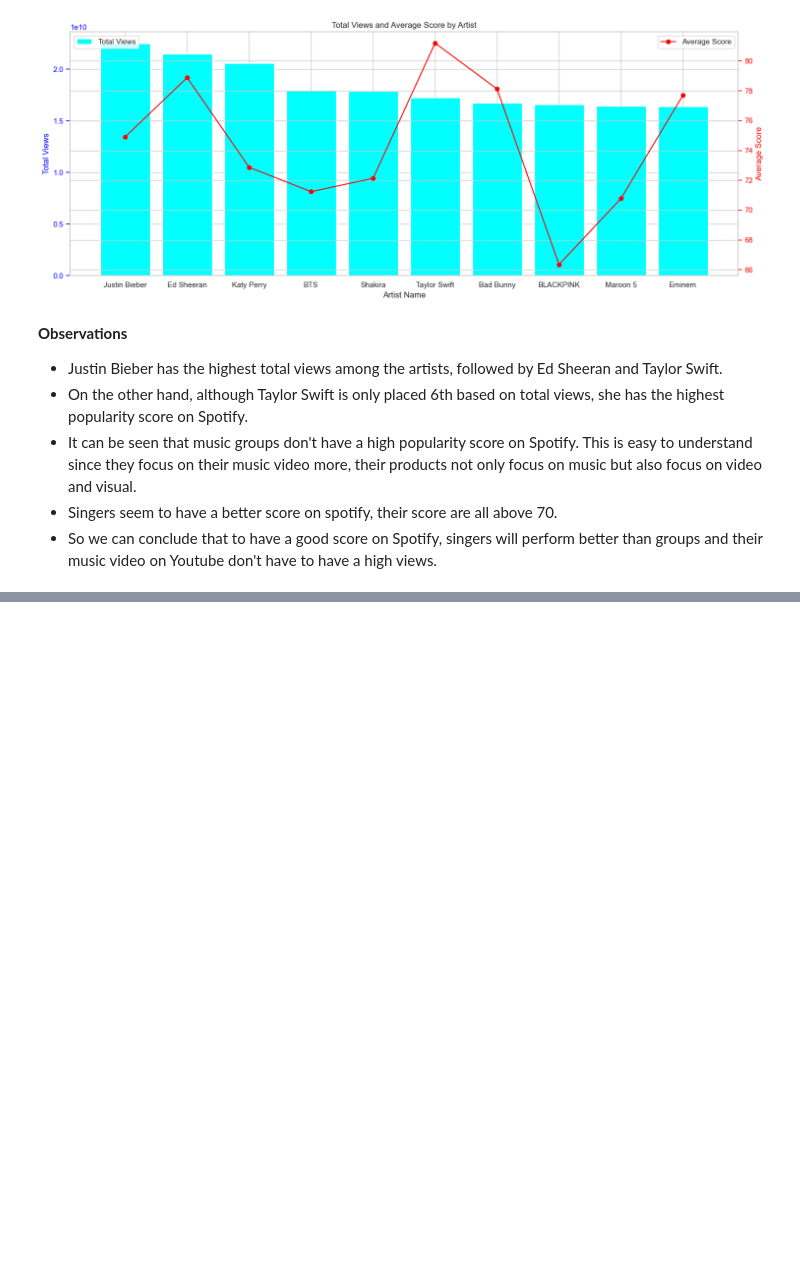
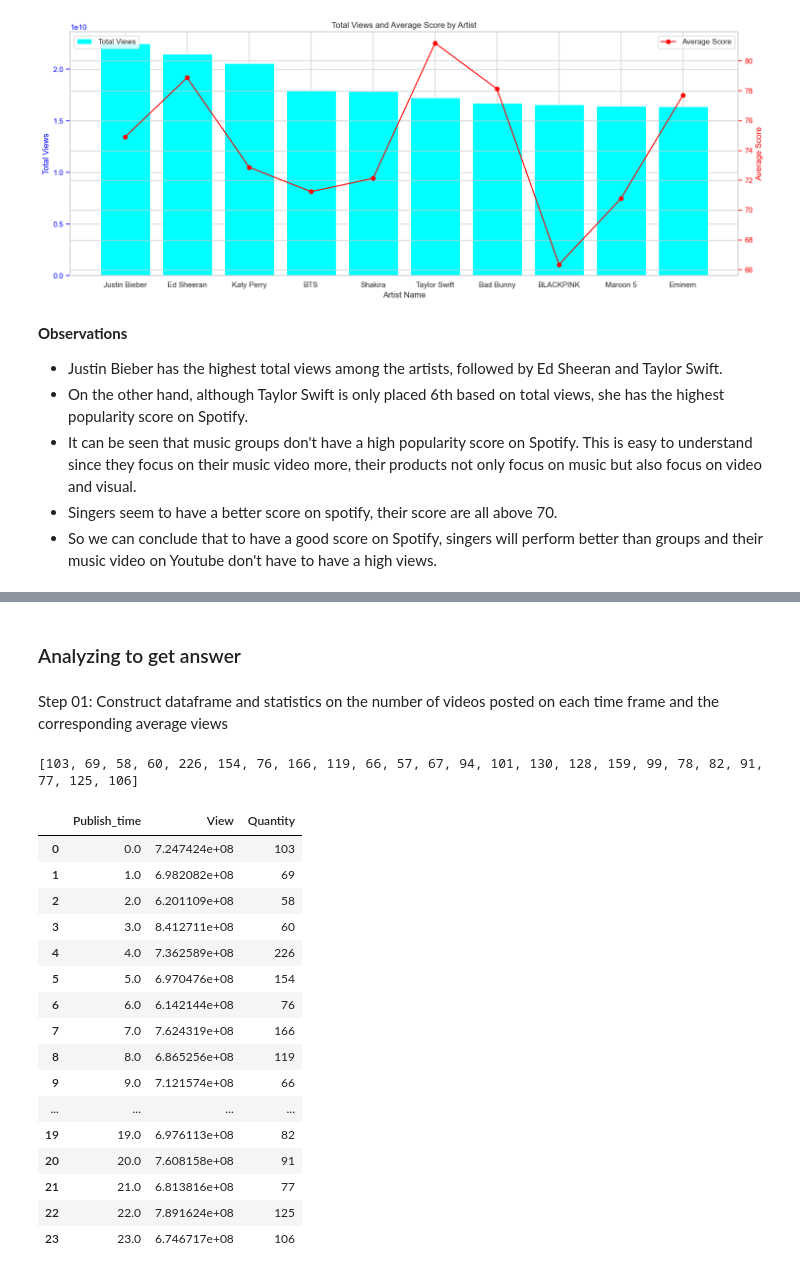
Before and after one commit to danghuynh-bit/youtube_project_DS, a Jupyter notebook: notebooks/3.0_Eda.ipynb, the cells around one changed output, grey strips where cells are left out. Cells and saved outputs as stored; diff of their text form; code cells hidden in the pictures; blank space fills up the shorter version.

Commit message:
Create, answer question 4 and Update 3.0_Eda

```diff
--- a/notebooks/3.0_Eda.ipynb
+++ b/notebooks/3.0_Eda.ipynb
@@ -462,0 +471,38 @@ plt.show()
+# %% [markdown]
+### Analyzing to get answer
+# %% [markdown]
+Step 01: Construct dataframe and statistics on the number of videos posted on each time frame and the corresponding average views
+# %%
+publish_hour_df = cleaned_video_df.loc[:, ['View', 'Publish_time']]
+cleaned_video_df
+publish_hour_df['Publish_time'] = pd.to_datetime(cleaned_video_df['Publish_time']).dt.hour
+publish_hour_res = publish_hour_df.groupby('Publish_time', as_index=False)['View'].mean()
+
+publish_hour_List = []
+
+for i in range(0, 24):
+    publish_hour = publish_hour_df[publish_hour_df['Publish_time'] == i]['Publish_time'].count()
+    publish_hour_List.append(publish_hour)
+print(publish_hour_List)
+publish_hour_res['Quantity'] = publish_hour_List
+
+publish_hour_res
+# %% [output]
+[103, 69, 58, 60, 226, 154, 76, 166, 119, 66, 57, 67, 94, 101, 130, 128, 159, 99, 78, 82, 91, 77, 125, 106]
+|  | Publish_time | View | Quantity |
+| 0 | 0.0 | 7.247424e+08 | 103 |
+| 1 | 1.0 | 6.982082e+08 | 69 |
+| 2 | 2.0 | 6.201109e+08 | 58 |
+| 3 | 3.0 | 8.412711e+08 | 60 |
+| 4 | 4.0 | 7.362589e+08 | 226 |
+| 5 | 5.0 | 6.970476e+08 | 154 |
+| 6 | 6.0 | 6.142144e+08 | 76 |
+| 7 | 7.0 | 7.624319e+08 | 166 |
+| 8 | 8.0 | 6.865256e+08 | 119 |
+| 9 | 9.0 | 7.121574e+08 | 66 |
+| ... | ... | ... | ... |
+| 19 | 19.0 | 6.976113e+08 | 82 |
+| 20 | 20.0 | 7.608158e+08 | 91 |
+| 21 | 21.0 | 6.813816e+08 | 77 |
+| 22 | 22.0 | 7.891624e+08 | 125 |
+| 23 | 23.0 | 6.746717e+08 | 106 |
```
Also changed, not shown: parts of 10 cells of this notebook.
